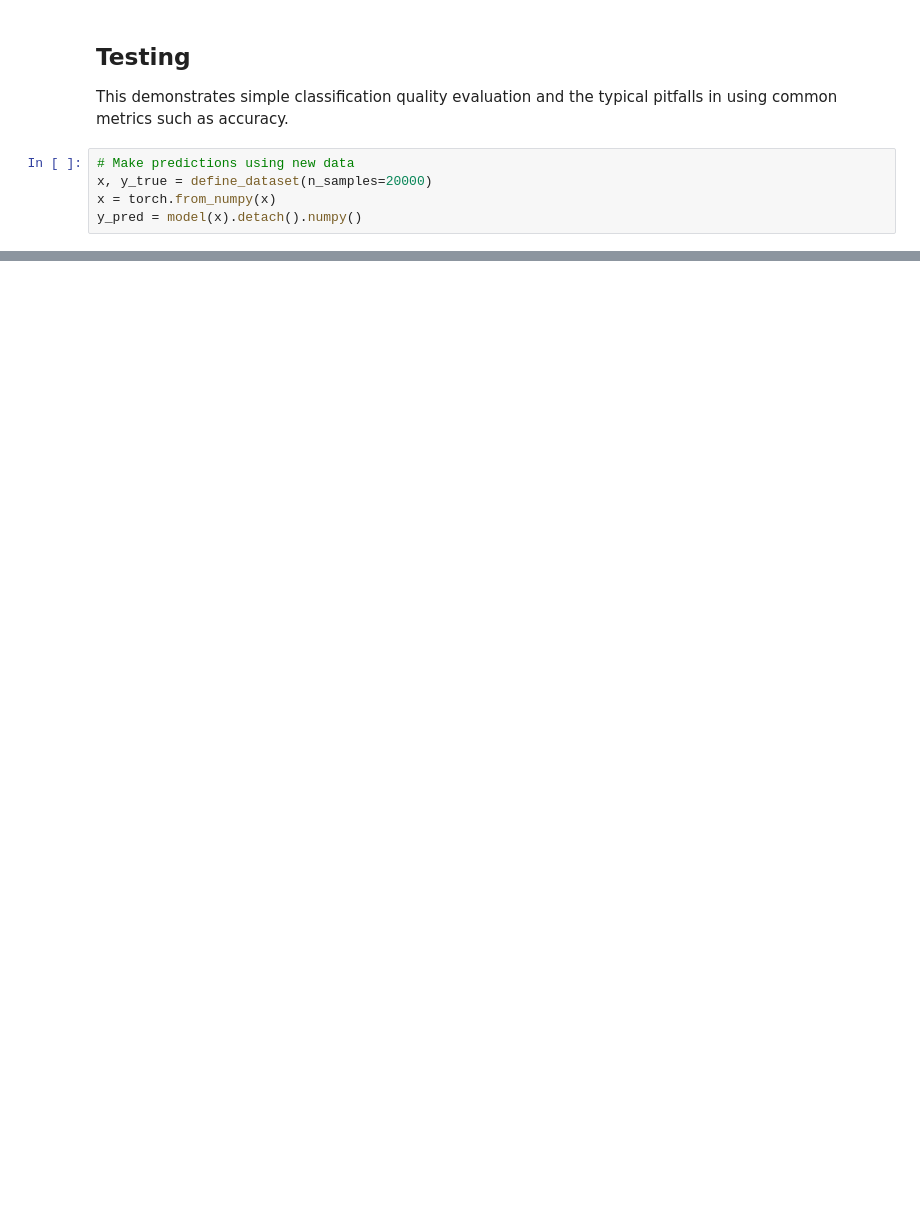
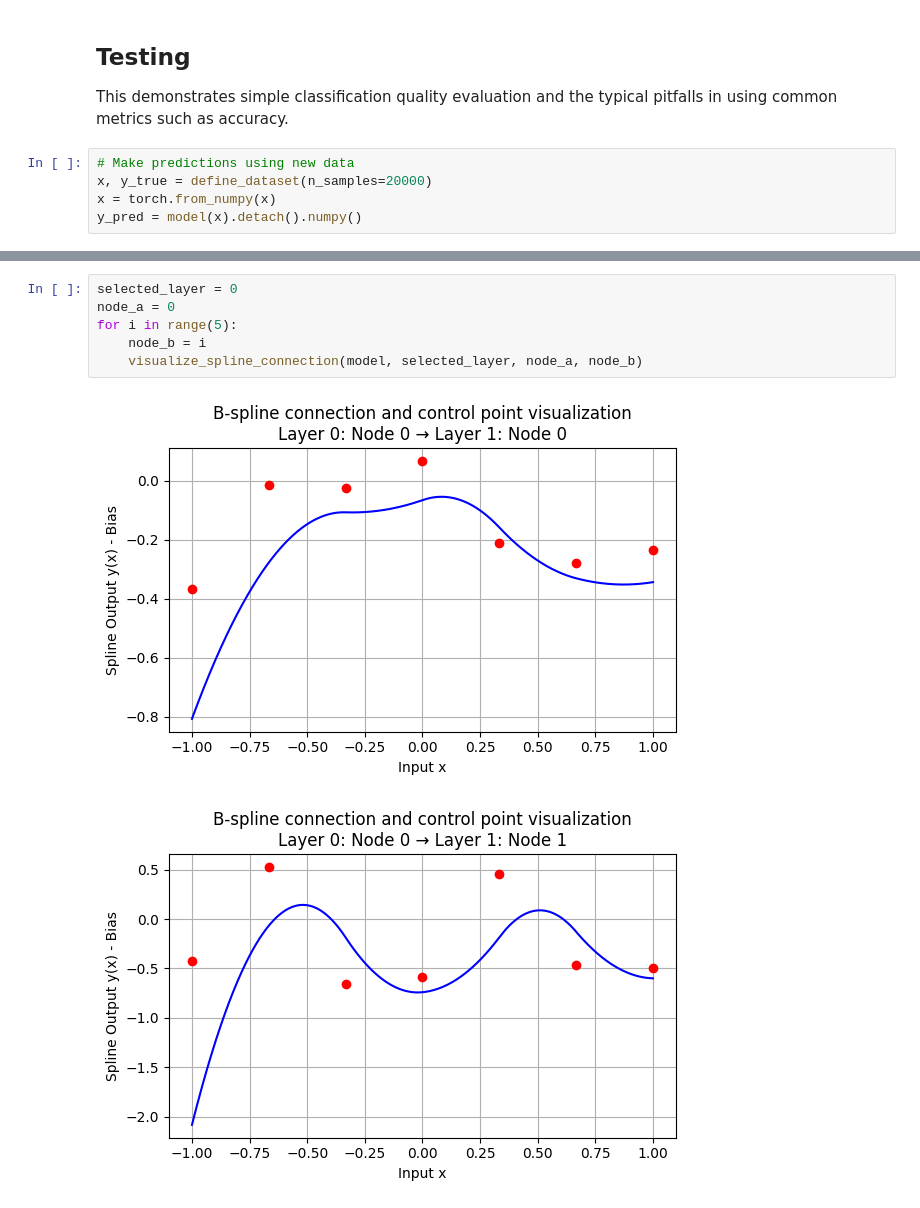
Before and after one commit to Kursula/ML_toy_problems, a Jupyter notebook: KAN_classification.ipynb, the cells around one changed output, grey strips where cells are left out. Saved outputs shown, nothing was run; the diff lists cells and outputs as text; blank space fills up the shorter version.

```diff
--- a/KAN_classification.ipynb
+++ b/KAN_classification.ipynb
@@ -393,0 +470,9 @@ scatter_plot(x, c_val)
+# %%
+selected_layer = 0
+node_a = 0
+for i in range(5):
+    node_b = i
+    visualize_spline_connection(model, selected_layer, node_a, node_b)
+# %% [output]
+[figure, added]
+[figure, added]
```
Also changed, not shown: parts of 11 cells of this notebook.
